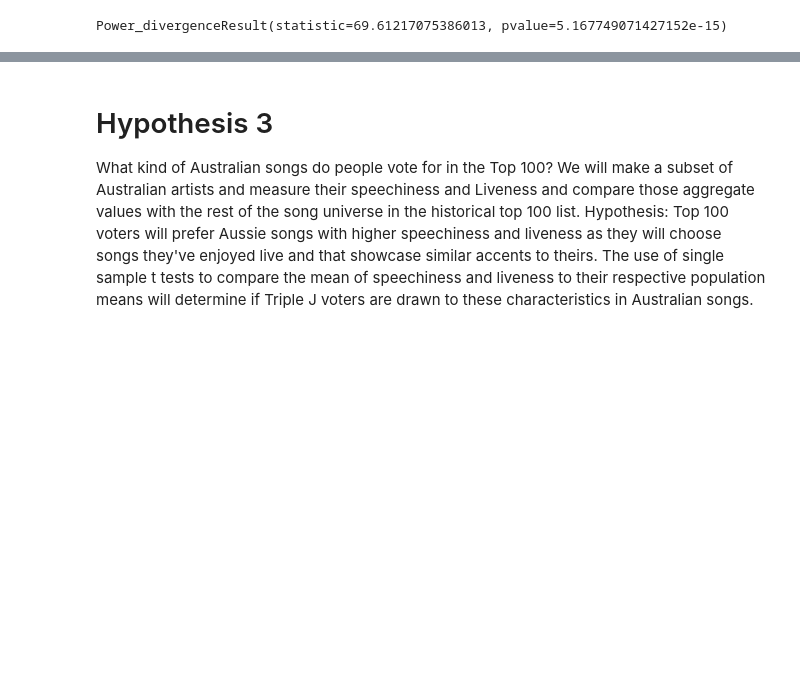
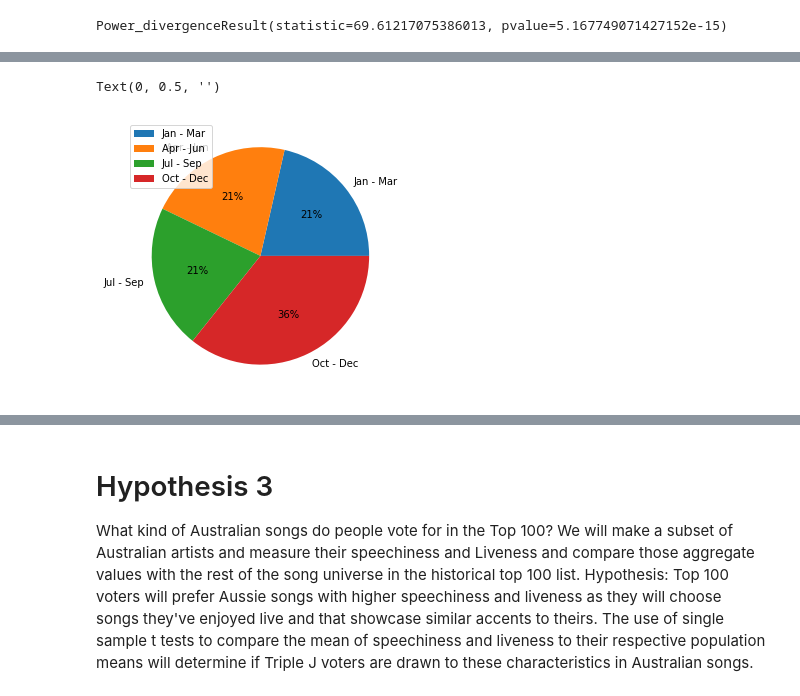
Before and after one commit to relaernu/project_1, a Jupyter notebook: Notebooks/some_analysed.ipynb, the cells around one changed output, grey strips where cells are left out. Cells and saved outputs as stored; diff of their text form; code cells hidden in the pictures; blank space fills up the shorter version.

```diff
--- a/Notebooks/some_analysed.ipynb
+++ b/Notebooks/some_analysed.ipynb
@@ -348,3 +349,8 @@ chi_test = st.chisquare(hpt2_df_qtr["title"], hpt2_df_qtr["expected"])
 chi_test
 # %% [output]
 Power_divergenceResult(statistic=69.61217075386013, pvalue=5.167749071427152e-15)
+# %%
+#Test of when winners only are released
+hpt2_winners_df = hpt2_df[hpt2_df["position of year"] == 1]
+hpt2_winners_df["quarter"] = pd.cut(pd.to_numeric(final_df["release_date"].str[5:7]),bins=bins,labels=labels)
+hpt2_winners_df
@@ -350,0 +381,9 @@ Power_divergenceResult(statistic=69.61217075386013, pvalue=5.167749071427152e-15
+# %%
+hpt2_winners_df_qtr = hpt2_winners_df.groupby(["quarter"])[["title"]].count()
+hpt2_winners_df_qtr.index = ["Jan - Mar", "Apr - Jun", "Jul - Sep", "Oct - Dec"]
+ax1 = hpt2_winners_df_qtr.plot.pie(y="title", figsize = (10,5), autopct='%1.0f%%')
+ax1.legend(loc="upper left")
+ax1.set_ylabel("")
+# %% [output]
+Text(0, 0.5, '')
+[figure, added]
```
Also changed, not shown: parts of 9 cells of this notebook.
